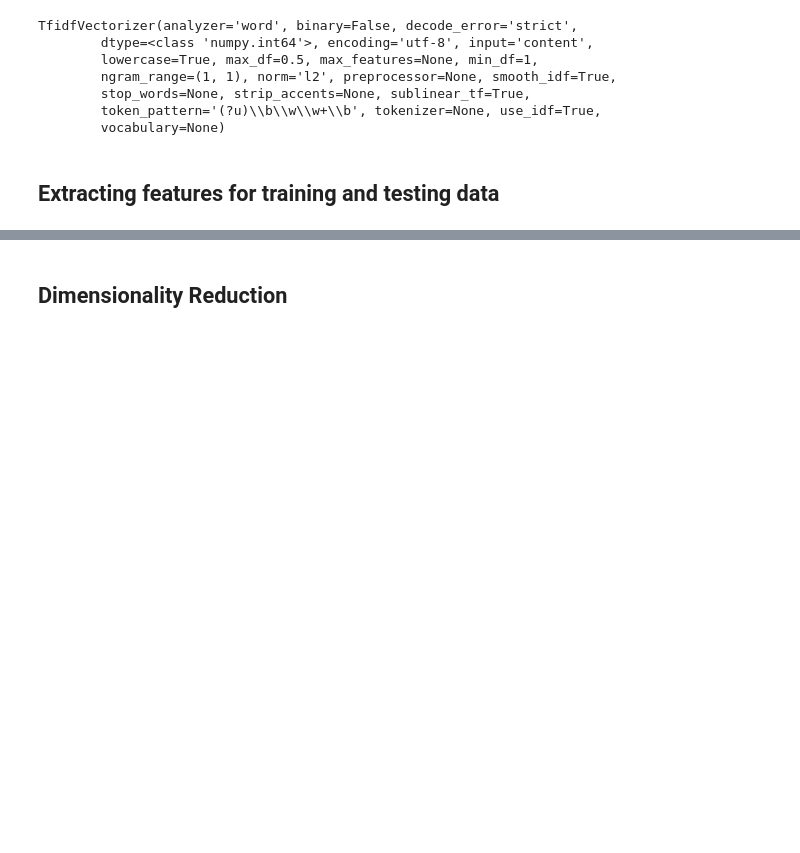
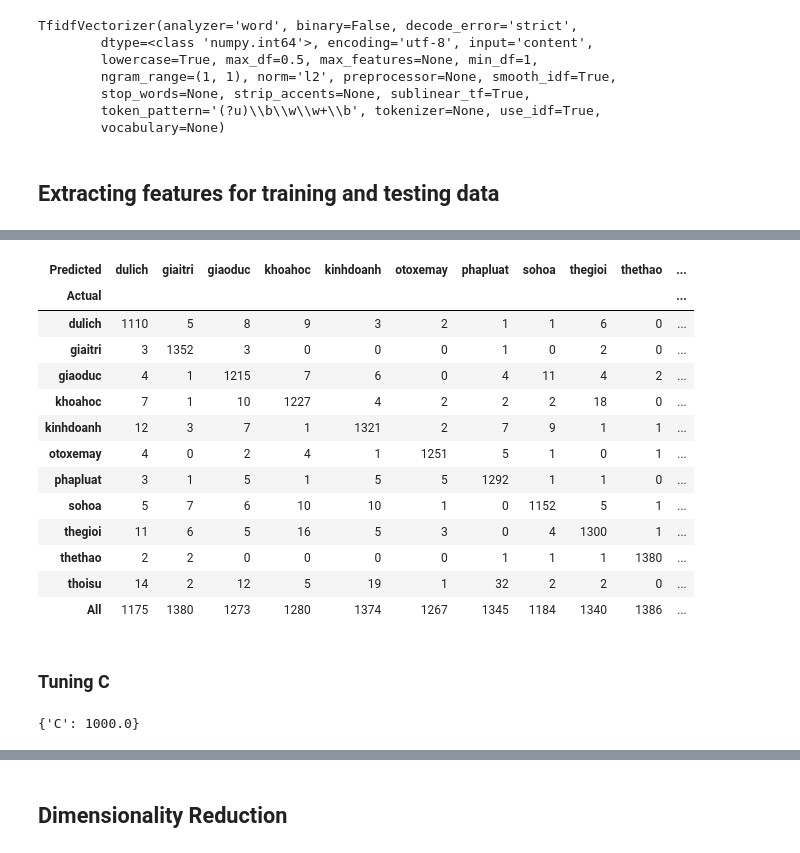
Before and after one commit to vunguyen1990/VietnameseNewsClassification, a Jupyter notebook: Experiment.ipynb, the cells around one changed output, grey strips where cells are left out. Drawn from its saved outputs; the diff is of its cells as text; code cells hidden in the pictures; blank space fills up the shorter version.

Commit message:
GridSearchFirst

```diff
--- a/Experiment.ipynb
+++ b/Experiment.ipynb
@@ -27,11 +51,15 @@ for directory in os.listdir(dir_path):
             file = open(file_path,'r')
             data_dict['data'] = file.read()
             data.append(data_dict)
+# %%
+data_df = pd.DataFrame(data)
+data_df['distinguish_word'] = data_df.data.apply(lambda row:diff_word_count(row))
+data_df['total_count'] = data_df.data.apply(lambda row:word_count(row))
 # %% [markdown]
 ## sample 10000 items to training and testing
 # %%
-data_df = pd.DataFrame(data)
-sample_df = data_df.sample(10000)
+# sample_df = data_df.sample(10000)
+sample_df = data_df
 train, test = train_test_split(sample_df, test_size = 0.3)
 # %%
 training_data = train.data
@@ -77,0 +168,30 @@ testing_vector = testing_matrix.toarray()
+# %%
+df_confusion = pd.crosstab(testing_label, predicted_result, rownames=['Actual'], colnames=['Predicted'], margins=True)
+df_confusion
+# %% [output]
+| Predicted | dulich | giaitri | giaoduc | khoahoc | kinhdoanh | otoxemay | phapluat | sohoa | thegioi | thethao | ... |
+| Actual |  |  |  |  |  |  |  |  |  |  | ... |
+| dulich | 1110 | 5 | 8 | 9 | 3 | 2 | 1 | 1 | 6 | 0 | ... |
+| giaitri | 3 | 1352 | 3 | 0 | 0 | 0 | 1 | 0 | 2 | 0 | ... |
+| giaoduc | 4 | 1 | 1215 | 7 | 6 | 0 | 4 | 11 | 4 | 2 | ... |
+| khoahoc | 7 | 1 | 10 | 1227 | 4 | 2 | 2 | 2 | 18 | 0 | ... |
+| kinhdoanh | 12 | 3 | 7 | 1 | 1321 | 2 | 7 | 9 | 1 | 1 | ... |
+| otoxemay | 4 | 0 | 2 | 4 | 1 | 1251 | 5 | 1 | 0 | 1 | ... |
+| phapluat | 3 | 1 | 5 | 1 | 5 | 5 | 1292 | 1 | 1 | 0 | ... |
+| sohoa | 5 | 7 | 6 | 10 | 10 | 1 | 0 | 1152 | 5 | 1 | ... |
+| thegioi | 11 | 6 | 5 | 16 | 5 | 3 | 0 | 4 | 1300 | 1 | ... |
+| thethao | 2 | 2 | 0 | 0 | 0 | 0 | 1 | 1 | 1 | 1380 | ... |
+| thoisu | 14 | 2 | 12 | 5 | 19 | 1 | 32 | 2 | 2 | 0 | ... |
+| All | 1175 | 1380 | 1273 | 1280 | 1374 | 1267 | 1345 | 1184 | 1340 | 1386 | ... |
+# %% [markdown]
+### Tuning C
+# %%
+from sklearn.model_selection import GridSearchCV
+parameters = {'C':[1e6,1e5, 1e4,1e3,1e2]}
+logreg = linear_model.LogisticRegression()
+grid_search = GridSearchCV(logreg,parameters)
+grid_search.fit(training_matrix, training_label)
+paras = grid_search.best_params_
+print(paras)
+# %% [output]
+{'C': 1000.0}
```
Also changed, not shown: parts of 27 cells of this notebook, 4 other files.
